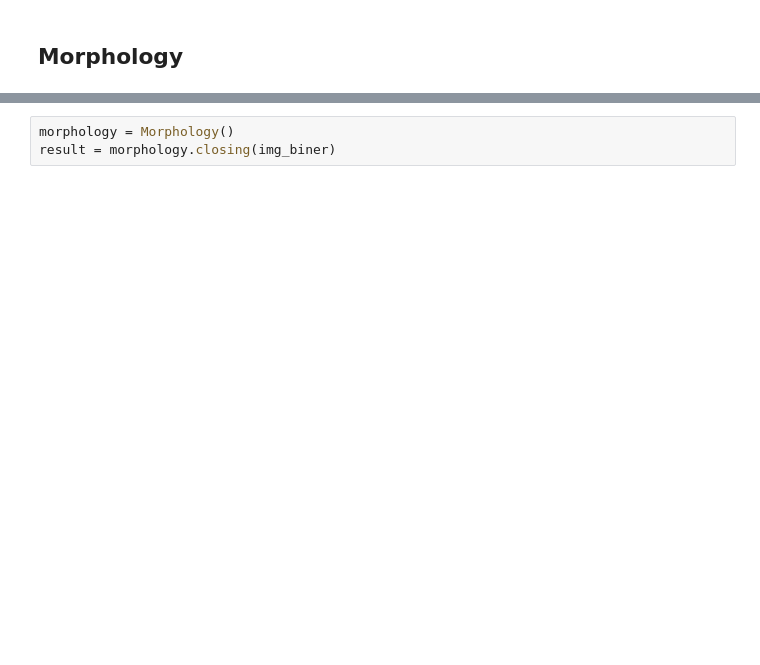
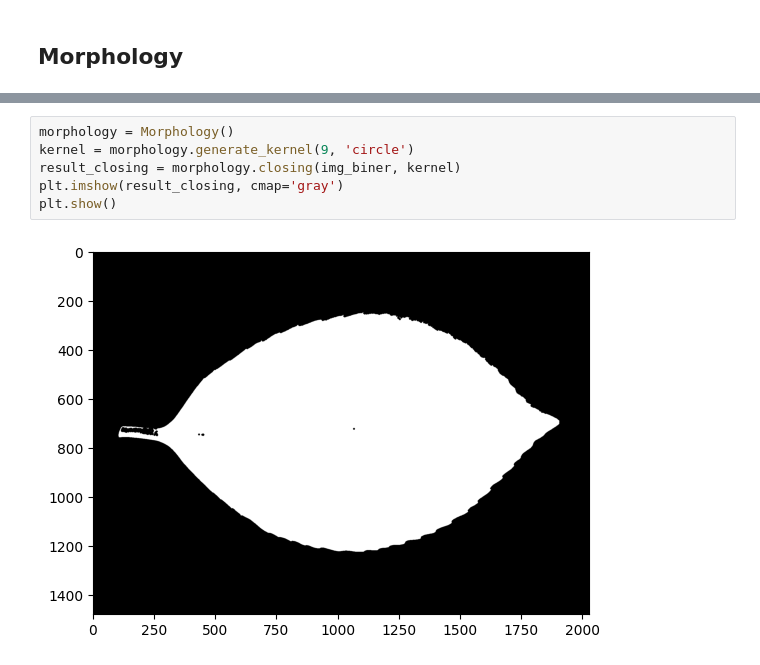
Before and after one commit to ammarmuflih/PACD_Assignment, a Jupyter notebook: PACD_Assignment_03/PACD_Assignment03.ipynb, the cells around one changed output, grey strips where cells are left out. Drawn from its saved outputs; the diff is of its cells as text; blank space fills up the shorter version.

```diff
--- a/PACD_Assignment_03/PACD_Assignment03.ipynb
+++ b/PACD_Assignment_03/PACD_Assignment03.ipynb
@@ -181,5 +223,10 @@ class Morphology():
         return result
 # %%
 morphology = Morphology()
-result = morphology.closing(img_biner)
+kernel = morphology.generate_kernel(9, 'circle')
+result_closing = morphology.closing(img_biner, kernel)
+plt.imshow(result_closing, cmap='gray')
+plt.show()
+# %% [output]
+[figure, added]
 # %%
```
Also changed, not shown: parts of 5 cells of this notebook.
